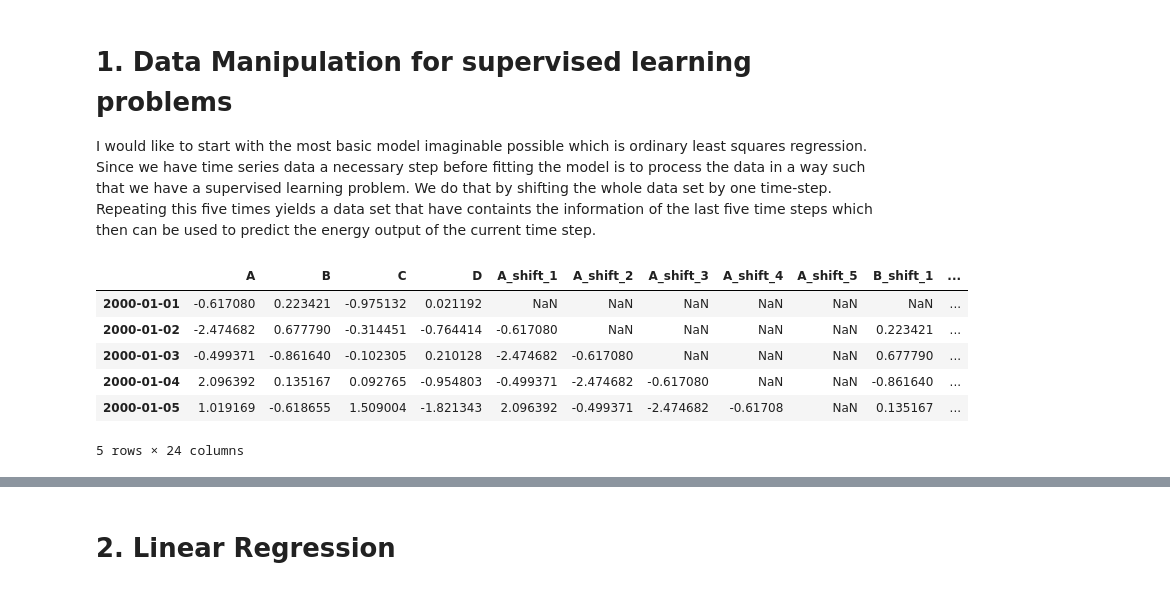
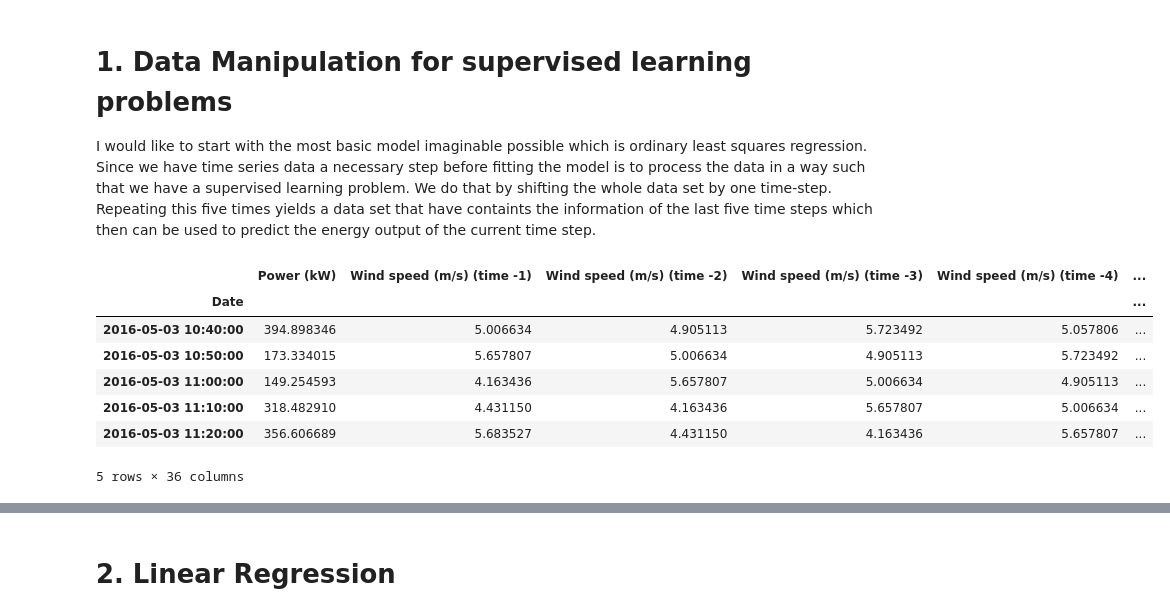
Before and after one commit to H-Kugler/forecasting-wind-power, a Jupyter notebook: notebooks/LR_GP.ipynb, the cells around one changed output, grey strips where cells are left out. Cells and saved outputs as stored; diff of their text form; code cells hidden in the pictures.

```diff
--- a/notebooks/LR_GP.ipynb
+++ b/notebooks/LR_GP.ipynb
@@ -9,25 +9,3 @@ import seaborn as sns
 
 
 I would like to start with the most basic model imaginable possible which is ordinary least squares regression. Since we have time series data a necessary step before fitting the model is to process the data in a way such that we have a supervised learning problem. We do that by shifting the whole data set by one time-step. Repeating this five times yields a data set that have containts the information of the last five time steps which then can be used to predict the energy output of the current time step.
-# %%
-# getting familiar with the pandas shift function
-
-# create a dataframe
-df = pd.DataFrame(np.random.randn(1000, 4), index=pd.date_range('1/1/2000', periods=1000), columns=list('ABCD'))
-
-# create new columns that are the shifted version of the columns
-n_shifts = [1, 2, 3, 4, 5]
-
-for i, column in enumerate(df.columns):
-    for i in n_shifts:
-        df[f'{column}_shift_{i}'] = df[column].shift(i)
-
-df.head()
-# %% [output]
-|  | A | B | C | D | A_shift_1 | A_shift_2 | A_shift_3 | A_shift_4 | A_shift_5 | B_shift_1 | ... |
-| 2000-01-01 | -0.617080 | 0.223421 | -0.975132 | 0.021192 | NaN | NaN | NaN | NaN | NaN | NaN | ... |
-| 2000-01-02 | -2.474682 | 0.677790 | -0.314451 | -0.764414 | -0.617080 | NaN | NaN | NaN | NaN | 0.223421 | ... |
-| 2000-01-03 | -0.499371 | -0.861640 | -0.102305 | 0.210128 | -2.474682 | -0.617080 | NaN | NaN | NaN | 0.677790 | ... |
-| 2000-01-04 | 2.096392 | 0.135167 | 0.092765 | -0.954803 | -0.499371 | -2.474682 | -0.617080 | NaN | NaN | -0.861640 | ... |
-| 2000-01-05 | 1.019169 | -0.618655 | 1.509004 | -1.821343 | 2.096392 | -0.499371 | -2.474682 | -0.61708 | NaN | 0.135167 | ... |
-5 rows × 24 columns
@@ -40,7 +12,34 @@ turbine_two.set_index('Date', inplace=True)
 # %%
+# load the data
+turbine_two = pd.read_csv('../data/cleaned/turbine_two.csv')
+
+# use date column as index and convert to datetime
+turbine_two['Date'] = pd.to_datetime(turbine_two['Date'])
+turbine_two.set_index('Date', inplace=True)
+
+
 # create shifts of the data
 n_shifts = [1, 2, 3, 4, 5]
 
 for column in turbine_two.columns:
     for i in n_shifts:
         turbine_two[f'{column} (time {-i})'] = turbine_two[column].shift(i)
+
+# drop columns of current time step except for power
+turbine_two.drop(columns=['Wind speed (m/s)', 'Wind direction (°)', 'Nacelle position (°)', 'Energy Export (kWh)',
+                          'Nacelle ambient temperature (°C)', 'Rotor speed (RPM)'], inplace=True)
+
+# drop rows with NaN values
+turbine_two.dropna(inplace=True)
+
+
+turbine_two.head()
+# %% [output]
+|  | Power (kW) | Wind speed (m/s) (time -1) | Wind speed (m/s) (time -2) | Wind speed (m/s) (time -3) | Wind speed (m/s) (time -4) | ... |
+| Date |  |  |  |  |  | ... |
+| 2016-05-03 10:40:00 | 394.898346 | 5.006634 | 4.905113 | 5.723492 | 5.057806 | ... |
+| 2016-05-03 10:50:00 | 173.334015 | 5.657807 | 5.006634 | 4.905113 | 5.723492 | ... |
+| 2016-05-03 11:00:00 | 149.254593 | 4.163436 | 5.657807 | 5.006634 | 4.905113 | ... |
+| 2016-05-03 11:10:00 | 318.482910 | 4.431150 | 4.163436 | 5.657807 | 5.006634 | ... |
+| 2016-05-03 11:20:00 | 356.606689 | 5.683527 | 4.431150 | 4.163436 | 5.657807 | ... |
+5 rows × 36 columns
```
Also changed, not shown: parts of 24 cells of this notebook.
